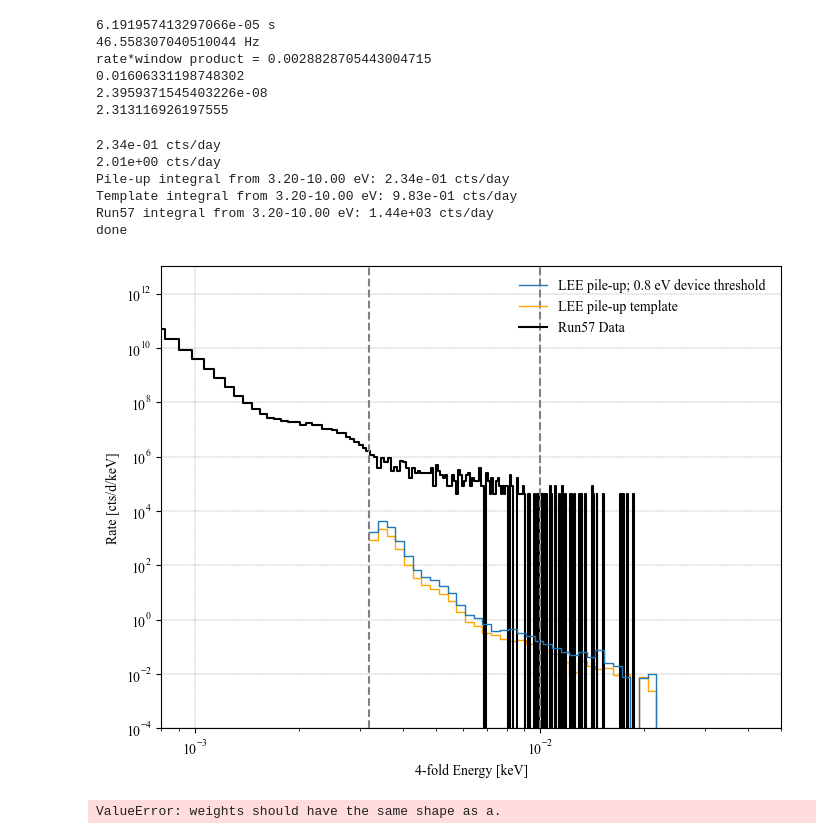
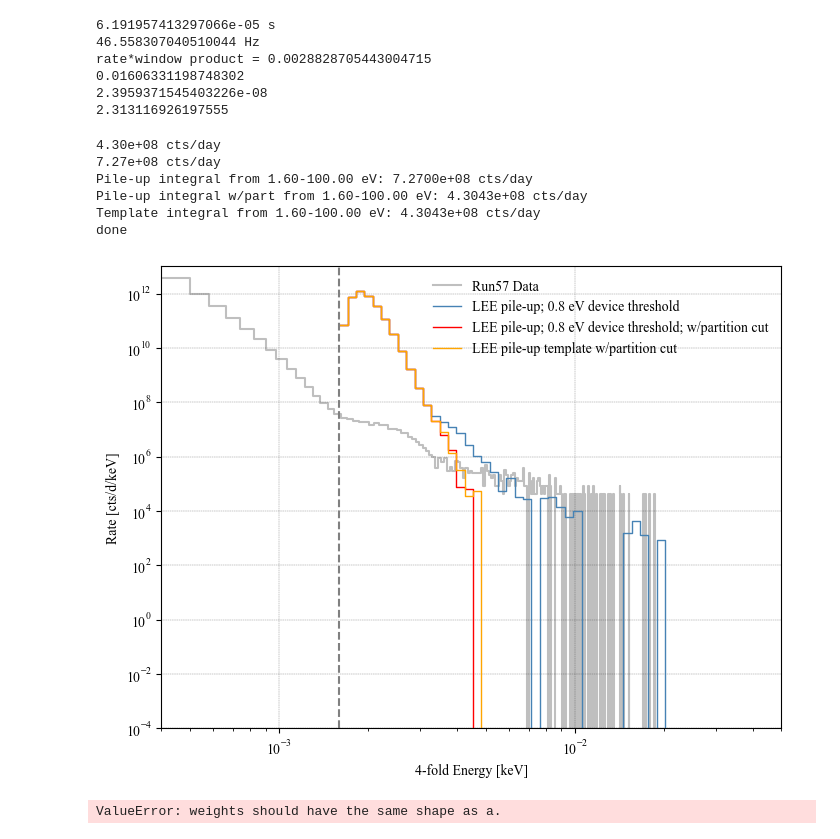
Before and after one commit to spice-herald/DarkLim, a Jupyter notebook: examples/sampling_test.ipynb, the cells around one changed output. Cells and saved outputs as stored; diff of their text form; code cells hidden in the pictures.

```diff
--- a/examples/sampling_test.ipynb
+++ b/examples/sampling_test.ipynb
@@ -361,8 +361,10 @@ max_coinc = 4
 energy_res = 0.2e-3 # keV
 
 #per_device_threshold = stats.norm.isf(stats.norm.sf(5)**(1/max_coinc)) * energy_res
-per_device_threshold = 0.8e-3
+per_device_threshold = 0.4e-3
 print(per_device_threshold)
+
+frac_cut = 0.125
 
 cut_idx, cut_val = find_nearest_floor(h.bin_edges, per_device_threshold)
 #print(cut_idx, cut_val)
@@ -401,7 +403,19 @@ evts = np.copy(raw_evts)
 summed_energy = np.sum(raw_evts,axis=0)
 raw_evts[np.where(raw_evts<per_device_threshold)] = 0 # sets events below threshold to zero - this should be the *per device threshold*
 n_over = np.count_nonzero(raw_evts,axis=0) # gives number of devices above threshold for each event
-keepers = summed_energy[n_over>=n_devices] # summed energy of evts which satisfy coincidence requirement
+thres_cut = n_over>=n_devices
+keepers = summed_energy[thres_cut] # summed energy of evts which satisfy coincidence requirement
+
+# partition cut:
+efracs = np.divide(evts,summed_energy)                # fraction of total energy in each device
+frac_mask = efracs>frac_cut                           # which devices have enough energy fraction
+n_good = np.count_nonzero(frac_mask,axis=0)           # number of devices per evt that satisfy partition requirement
+part_cut = n_good>=n_devices                          # partition cut
+partition_keepers = summed_energy[part_cut&thres_cut]  # evts passing partition & threshold requirement
+
+#partition_survival = len(partition_keepers)/len(keepers) # survival fraction for partition cut
+partition_survival = np.count_nonzero(part_cut&thres_cut)/np.count_nonzero(thres_cut) # survival fraction for partition cut
+print('survival frac of partition requirement = {:0.3f}'.format(partition_survival))
 
 summed_n = (1/energy_res)*np.sqrt( raw_evts[0,:]**2+raw_evts[1,:]**2+raw_evts[2,:]**2+raw_evts[3,:]**2 )
 
@@ -410,7 +424,7 @@ summed_n = (1/energy_res)*np.sqrt( raw_evts[0,:]**2+raw_evts[1,:]**2+raw_evts[2,
 #windows = 186e-6/np.sqrt(min_sigmas)
 
 windows = 186e-6/np.sqrt(summed_n)
-fixed_windows = np.full_like(windows,127e-6)
+fixed_windows = np.full_like(windows,100e-6)
 
 evt_weights = (1/len(windows)) * (pile_up_rate_4fold(rate_above_threshold/24/3600,windows) * 3600*24)
 evt_weights_fixed = (1/len(fixed_windows)) * (pile_up_rate_4fold(rate_above_threshold/24/3600,fixed_windows) * 3600*24)
@@ -480,6 +501,8 @@ def load_template(detector='4-1cm2',window='fixed',part='nopart',thres=0.8e-3):
 # compare fixed vs variable window length rate
 
 fig, ax = plt.subplots(1,figsize=(8,6))
+
+h.plot(label='Run57 Data',color='black',alpha=0.25)
 
 # log bins
 e_low = per_device_threshold*n_devices
@@ -487,8 +510,11 @@ e_high = 1
 
 bins = np.geomspace(e_low,e_high,num=100)
 #bins = h.bin_edges
-hnk = Hist1d(keepers,bins=bins,weights=evt_weights[n_over>=n_devices])
-hnk2 = Hist1d(keepers,bins=bins,weights=evt_weights_fixed[n_over>=n_devices])
+hnk = Hist1d(keepers,bins=bins,weights=evt_weights[thres_cut])
+hnk2 = Hist1d(keepers,bins=bins,weights=evt_weights_fixed[thres_cut])
+
+hpart = Hist1d(partition_keepers,bins=bins,weights=evt_weights[part_cut&thres_cut])
+hpart2 = Hist1d(partition_keepers,bins=bins,weights=evt_weights_fixed[part_cut&thres_cut])
 
 bw = hnk.bin_edges[1::]-hnk.bin_edges[:-1] # bin widths
 
@@ -499,56 +525,58 @@ hnk *= 1/bw
 #hnk2 *= pile_up_rate/np.sum(hnk2.histogram)
 hnk2 *= 1/bw
 
+hpart *= 1/bw
+
 #hnk.plot(lw=1,label='LEE pile-up; 0.8 eV device threshold ', zorder=100)
-hnk2.plot(lw=1,label='LEE pile-up; 0.8 eV device threshold ', zorder=100)
+hnk.plot(lw=1,label='LEE pile-up; 0.8 eV device threshold ',color='steelblue')
 
+hpart.plot(lw=1,label='LEE pile-up; 0.8 eV device threshold; w/partition cut',color='red')
 
 # load a template to compare:
-htemp = load_template(detector='4-1cm2',window='fixed',part='nopart',thres=per_device_threshold)
-htemp.plot(lw=1,label='LEE pile-up template',color='orange')
+htemp = load_template(detector='4-1cm2',window='var',part='wpart',thres=per_device_threshold)
+htemp.plot(lw=1,label='LEE pile-up template w/partition cut',color='orange')
 
 #hnk.plot(lw=1,label='variable length window')
 #hnk2.plot(lw=1,color='orange',label='fixed window')
 
 norm1 = np.sum(hnk.histogram * (hnk.bin_edges[1::]-hnk.bin_edges[:-1]))
 norm2 = np.sum(hnk2.histogram * (hnk2.bin_edges[1::]-hnk2.bin_edges[:-1]))
 template_norm = np.sum(htemp.histogram * (htemp.bin_edges[1::]-htemp.bin_edges[:-1]))
 print( '{:0.2e} cts/day'.format( norm1 ) )
 print( '{:0.2e} cts/day'.format( norm2 ) )
 #print(' ratio = {:0.2e}'.format( norm1/norm2))
 
 
-h.plot(label='Run57 Data',color='black')
-
 ax.set_xlim(per_device_threshold,0.05)
 ax.set_ylim(1e-4,1e13)
 ax.set_xscale('log')
 ax.set_yscale('log')
 ax.set_xlabel('4-fold Energy [keV]')
 ax.set_ylabel('Rate [cts/d/keV]')
 #ax.set_title('Total Rate = {:0.3e} cts/day'.format(pile_up_rate))
 ax.legend(loc='upper right',frameon=False)
 
 lower = per_device_threshold*n_devices
-upper = 10e-3
+upper = 100e-3
 ax.axvline(lower,ls='--',color='grey')
 ax.axvline(upper,ls='--',color='grey')
 
 ax.grid(ls='--',lw=0.3,color='grey')
 
-print( 'Pile-up integral from {:0.2f}-{:0.2f} eV: {:0.2e} cts/day'.format( lower*1000, upper*1000, hist_integral(hnk,lower,upper,option='w') ) )
-print( 'Template integral from {:0.2f}-{:0.2f} eV: {:0.2e} cts/day'.format( lower*1000, upper*1000, hist_integral(htemp,lower,upper,option='w') ) )
-print( 'Run57 integral from {:0.2f}-{:0.2f} eV: {:0.2e} cts/day'.format( lower*1000, upper*1000, hist_integral(h,lower,upper,option='w') ) )
+print( 'Pile-up integral from {:0.2f}-{:0.2f} eV: {:0.4e} cts/day'.format( lower*1000, upper*1000, hist_integral(hnk2,lower,upper,option='w') ) )
+print( 'Pile-up integral w/part from {:0.2f}-{:0.2f} eV: {:0.4e} cts/day'.format( lower*1000, upper*1000, hist_integral(hpart,lower,upper,option='w') ) )
+print( 'Template integral from {:0.2f}-{:0.2f} eV: {:0.4e} cts/day'.format( lower*1000, upper*1000, hist_integral(htemp,lower,upper,option='w') ) )
+#print( 'Run57 integral from {:0.2f}-{:0.2f} eV: {:0.4e} cts/day'.format( lower*1000, upper*1000, hist_integral(h,lower,upper,option='w') ) )
 
 print('done')
 # %% [output]
-2.34e-01 cts/day
-2.01e+00 cts/day
-Pile-up integral from 3.20-10.00 eV: 2.34e-01 cts/day
-Template integral from 3.20-10.00 eV: 9.83e-01 cts/day
-Run57 integral from 3.20-10.00 eV: 1.44e+03 cts/day
+4.30e+08 cts/day
+7.27e+08 cts/day
+Pile-up integral from 1.60-100.00 eV: 7.2700e+08 cts/day
+Pile-up integral w/part from 1.60-100.00 eV: 4.3043e+08 cts/day
+Template integral from 1.60-100.00 eV: 4.3043e+08 cts/day
 done
-[figure, old version]
+[figure, new version]
 # %%
 # check evt weights work
 
```
Also changed, not shown: parts of 6 cells of this notebook, 7 other files.
